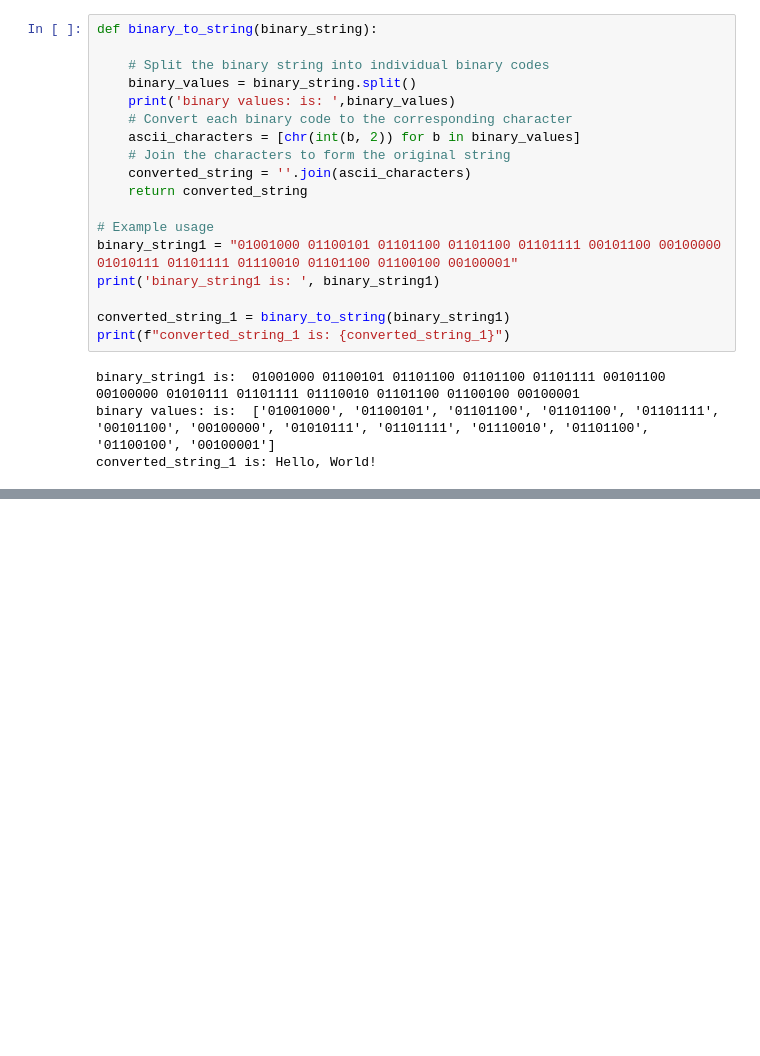
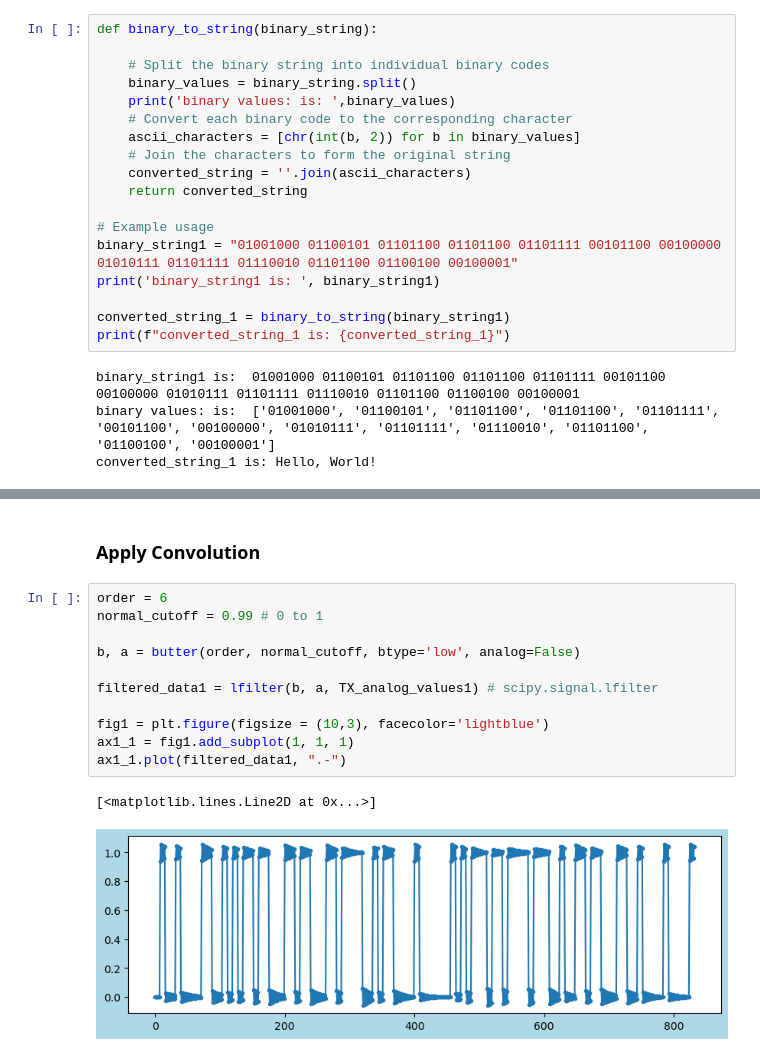
Before and after one commit to tacticstactics/Random_signal_generator, a Jupyter notebook: text_to_binary-1.ipynb, the cells around one changed output, grey strips where cells are left out. Saved outputs shown, nothing was run; the diff lists cells and outputs as text; blank space fills up the shorter version.

```diff
--- a/text_to_binary-1.ipynb
+++ b/text_to_binary-1.ipynb
@@ -119 +91,17 @@ size of TX Analog values 1 is:  3440
+# %% [markdown]
+### Apply Convolution
+# %%
+order = 6
+normal_cutoff = 0.99 # 0 to 1
+
+b, a = butter(order, normal_cutoff, btype='low', analog=False)
+
+filtered_data1 = lfilter(b, a, TX_analog_values1) # scipy.signal.lfilter
+
+fig1 = plt.figure(figsize = (10,3), facecolor='lightblue')
+ax1_1 = fig1.add_subplot(1, 1, 1)
+ax1_1.plot(filtered_data1, ".-")
+# %% [output]
+[<matplotlib.lines.Line2D at 0x...>]
+[figure, added]
 # %%
```
Also changed, not shown: parts of 6 cells of this notebook.
